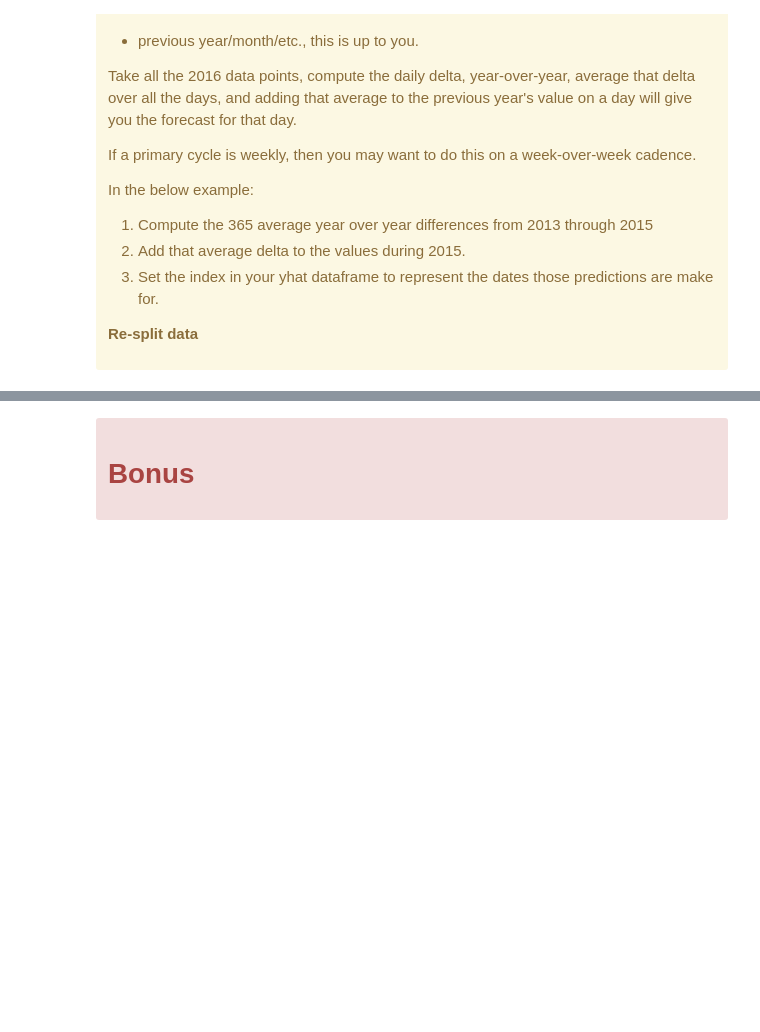
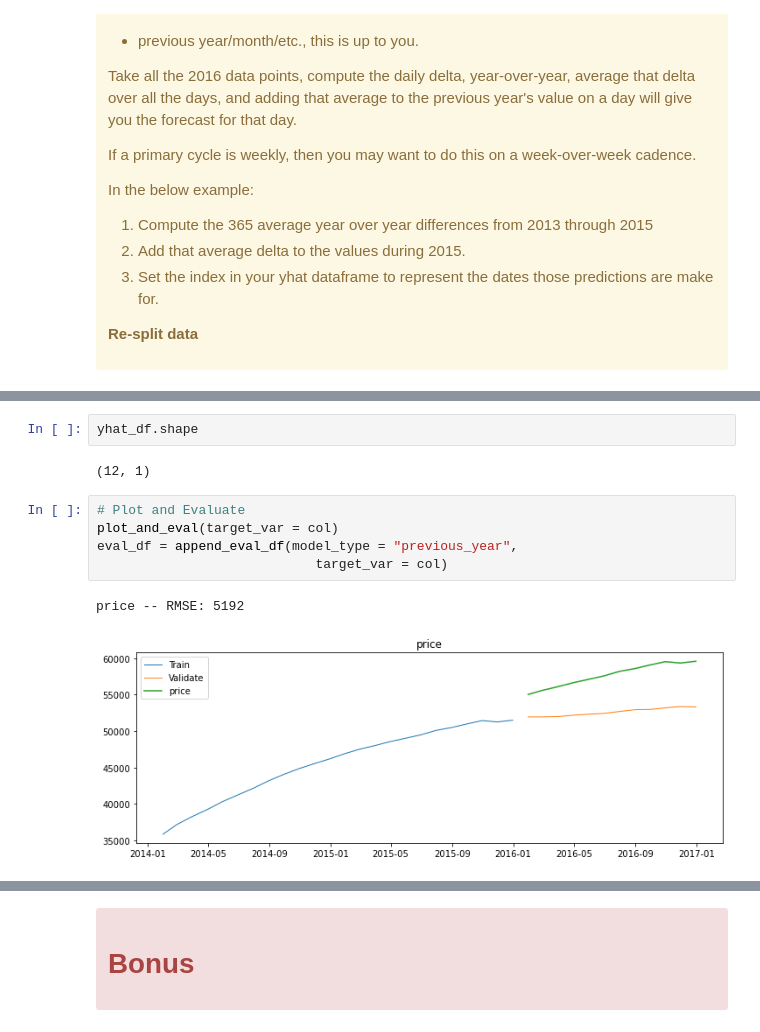
Before and after one commit to QMCBT-JustinEvans/time-series-exercises, a Jupyter notebook: 05_model.ipynb, the cells around one changed output, grey strips where cells are left out. Drawn from its saved outputs; the diff is of its cells as text; blank space fills up the shorter version.

Commit message:
UPDATE model exercise

```diff
--- a/05_model.ipynb
+++ b/05_model.ipynb
@@ -1009,0 +1004,12 @@ yhat_df.shape
+# %%
+yhat_df.shape
+# %% [output]
+(12, 1)
+# %%
+# Plot and Evaluate
+plot_and_eval(target_var = col)
+eval_df = append_eval_df(model_type = "previous_year",
+                            target_var = col)
+# %% [output]
+price -- RMSE: 5192
+[figure, added]
```
Also changed, not shown: parts of 119 cells of this notebook.
